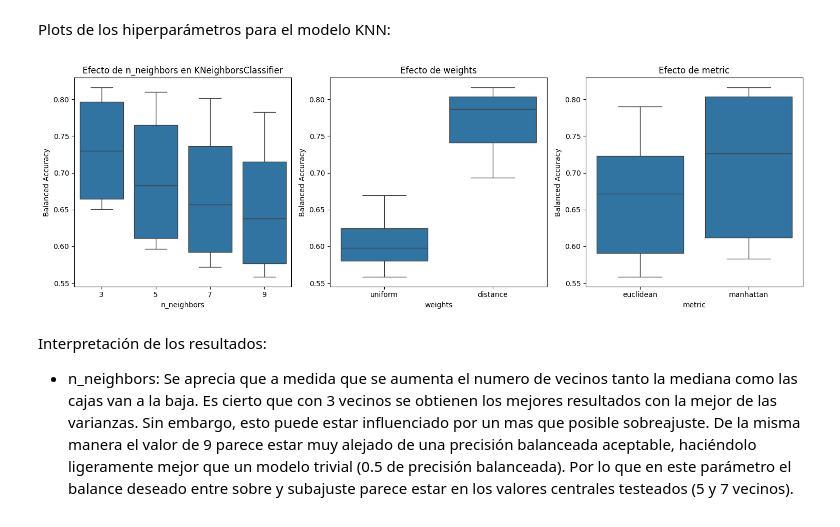
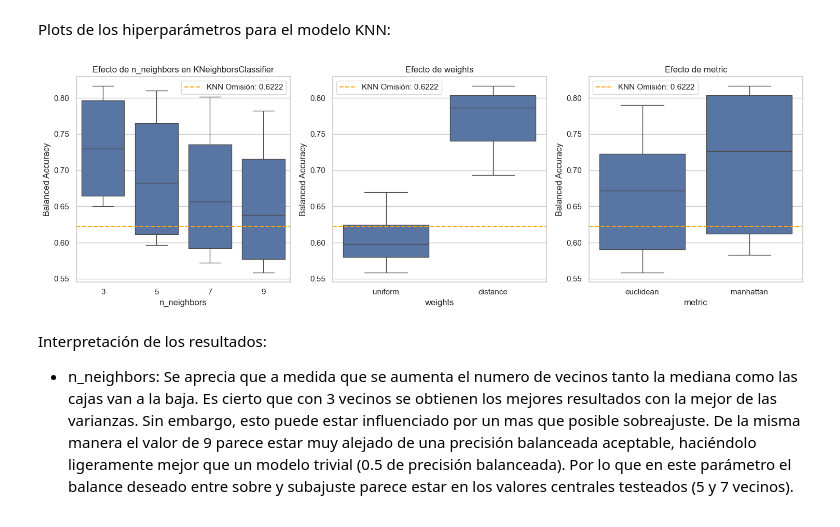
Before and after one commit to 100472330/100472330_100486483_PRACTICA1, a Jupyter notebook: Practica1_AA.ipynb, the cells around one changed output. Drawn from its saved outputs; the diff is of its cells as text; code cells hidden in the pictures.

```diff
--- a/Practica1_AA.ipynb
+++ b/Practica1_AA.ipynb
@@ -751,31 +773,40 @@ Plots de los hiperparámetros para el modelo KNN:
 # %%
 plt.figure(figsize=(15, 5))
 
 # n_neighbors
-plt.subplot(1, 3, 1)
-sns.boxplot(x='param_n_neighbors_str', y='mean_test_score', data=knn_results)
-plt.title('Efecto de n_neighbors en KNeighborsClassifier')
-plt.xlabel('n_neighbors')
-plt.ylabel('Balanced Accuracy')
+ax1 = plt.subplot(1, 3, 1)
+sns.boxplot(x='param_n_neighbors_str', y='mean_test_score', data=knn_results, ax=ax1)
+ax1.axhline(y=knn_omision_balanced_acc, color='orange', linestyle='--',
+            label=f"KNN Omisión: {knn_omision_balanced_acc:.4f}")
+ax1.set_title('Efecto de n_neighbors en KNeighborsClassifier')
+ax1.set_xlabel('n_neighbors')
+ax1.set_ylabel('Balanced Accuracy')
+ax1.legend()
 
 # weights
-plt.subplot(1, 3, 2)
-sns.boxplot(x='param_weights_str', y='mean_test_score', data=knn_results)
-plt.title('Efecto de weights')
-plt.xlabel('weights')
-plt.ylabel('Balanced Accuracy')
+ax2 = plt.subplot(1, 3, 2)
+sns.boxplot(x='param_weights_str', y='mean_test_score', data=knn_results, ax=ax2)
+ax2.axhline(y=knn_omision_balanced_acc, color='orange', linestyle='--',
+            label=f"KNN Omisión: {knn_omision_balanced_acc:.4f}")
+ax2.set_title('Efecto de weights')
+ax2.set_xlabel('weights')
+ax2.set_ylabel('Balanced Accuracy')
+ax2.legend()
 
 # metric
-plt.subplot(1, 3, 3)
-sns.boxplot(x='param_metric_str', y='mean_test_score', data=knn_results)
-plt.title('Efecto de metric')
-plt.xlabel('metric')
-plt.ylabel('Balanced Accuracy')
+ax3 = plt.subplot(1, 3, 3)
+sns.boxplot(x='param_metric_str', y='mean_test_score', data=knn_results, ax=ax3)
+ax3.axhline(y=knn_omision_balanced_acc, color='orange', linestyle='--',
+            label=f"KNN Omisión: {knn_omision_balanced_acc:.4f}")
+ax3.set_title('Efecto de metric')
+ax3.set_xlabel('metric')
+ax3.set_ylabel('Balanced Accuracy')
+ax3.legend()
 
 plt.tight_layout()
 plt.show()
 # %% [output]
-[figure, old version]
+[figure, new version]
 # %% [markdown]
 Interpretación de los resultados:
 
```
Also changed, not shown: parts of 3 cells of this notebook.
